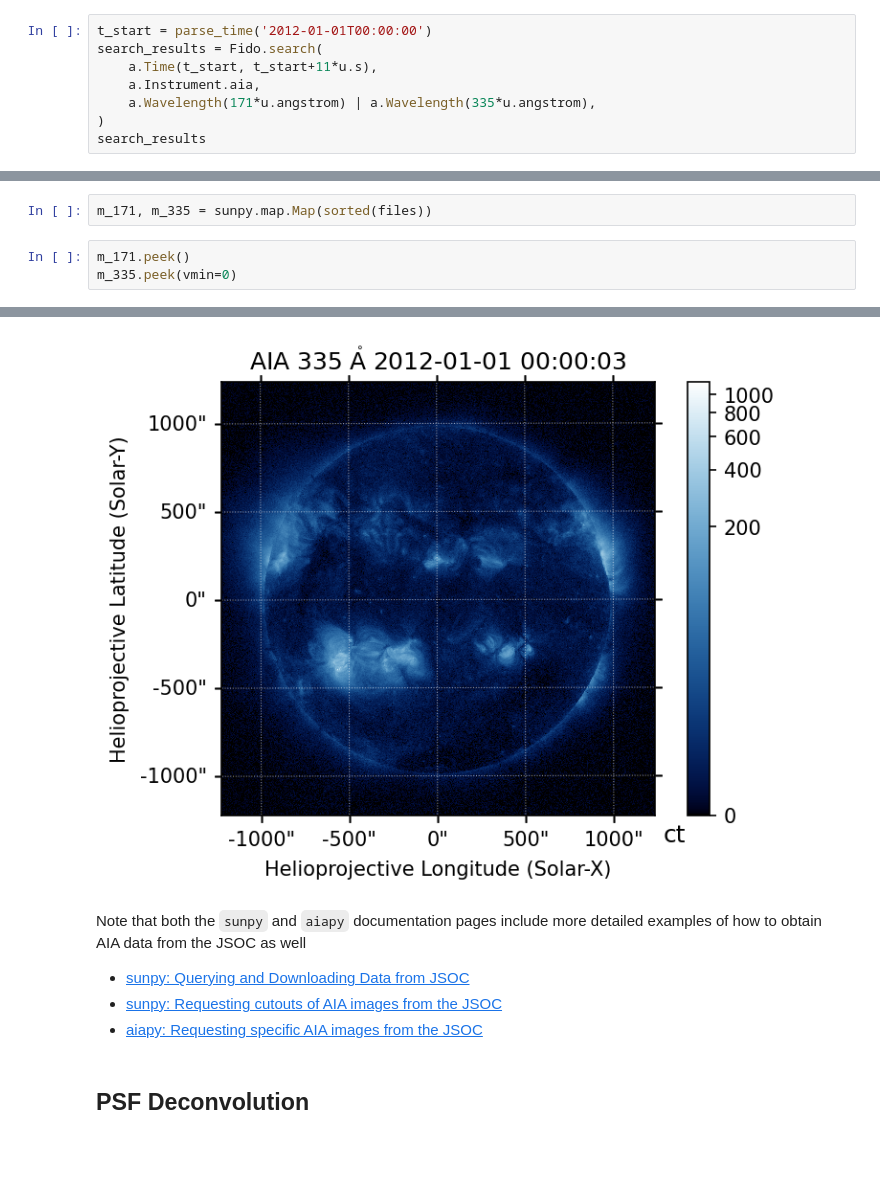
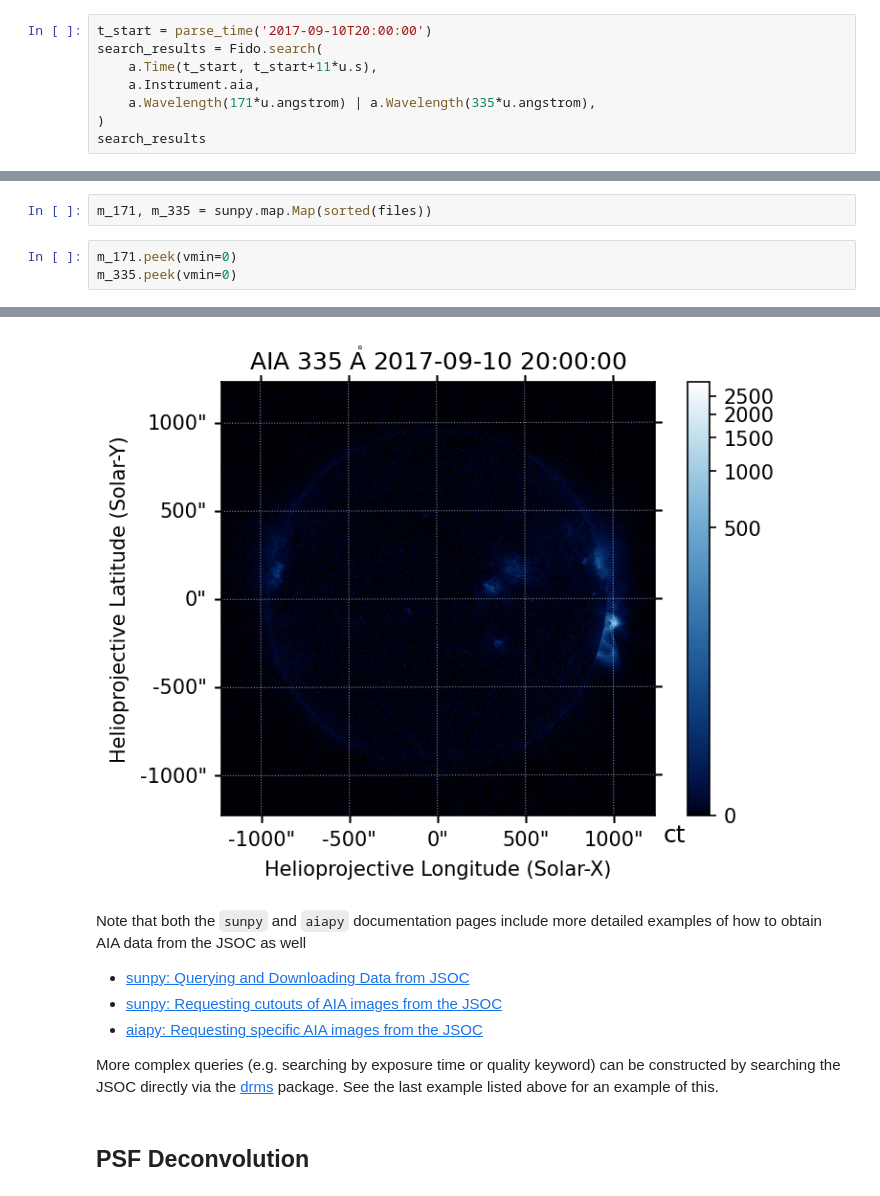
Before and after one commit to sunpy/sunpy.org, a Jupyter notebook: posts/2021/2021-10-01-aiapy-demo.ipynb, the cells around one changed output, grey strips where cells are left out. Saved outputs shown, nothing was run; the diff lists cells and outputs as text; blank space fills up the shorter version.

```diff
--- a/posts/2021/2021-10-01-aiapy-demo.ipynb
+++ b/posts/2021/2021-10-01-aiapy-demo.ipynb
@@ -61,7 +61,7 @@ aiapy v0.6.3
 # %% [markdown]
 First, we will use the `Fido` client to fetch two AIA images from the VSO: one from the 171 Å channel and one from the 335 Å channel.
 # %%
-t_start = parse_time('2012-01-01T00:00:00')
+t_start = parse_time('2017-09-10T20:00:00')
 search_results = Fido.search(
     a.Time(t_start, t_start+11*u.s),
     a.Instrument.aia,
@@ -86,6 +86,6 @@ We can then create `sunpy.map.Map` objects from the downloaded files.
 # %%
 m_171, m_335 = sunpy.map.Map(sorted(files))
 # %%
-m_171.peek()
+m_171.peek(vmin=0)
 m_335.peek(vmin=0)
 # %% [output]
@@ -93,10 +93,12 @@ m_335.peek(vmin=0)
-[figure, old version]
+[figure, new version]
 # %% [markdown]
 Note that both the `sunpy` and `aiapy` documentation pages include more detailed examples of how to obtain AIA data from the JSOC as well
 
 * [sunpy: Querying and Downloading Data from JSOC](https://docs.sunpy.org/en/stable/guide/acquiring_data/jsoc.html#querying-and-downloading-data-from-jsoc)
 * [sunpy: Requesting cutouts of AIA images from the JSOC](https://docs.sunpy.org/en/stable/generated/gallery/acquiring_data/downloading_cutouts.html#sphx-glr-generated-gallery-acquiring-data-downloading-cutouts-py)
 * [aiapy: Requesting specific AIA images from the JSOC](https://aiapy.readthedocs.io/en/stable/generated/gallery/download_specific_data.html#sphx-glr-generated-gallery-download-specific-data-py)
+
+More complex queries (e.g. searching by exposure time or quality keyword) can be constructed by searching the JSOC directly via the [drms](https://docs.sunpy.org/projects/drms/en/stable/) package. See the last example listed above for an example of this.
 # %% [markdown]
 ## PSF Deconvolution
 # %% [markdown]
```
Also changed, not shown: parts of 23 cells of this notebook.
